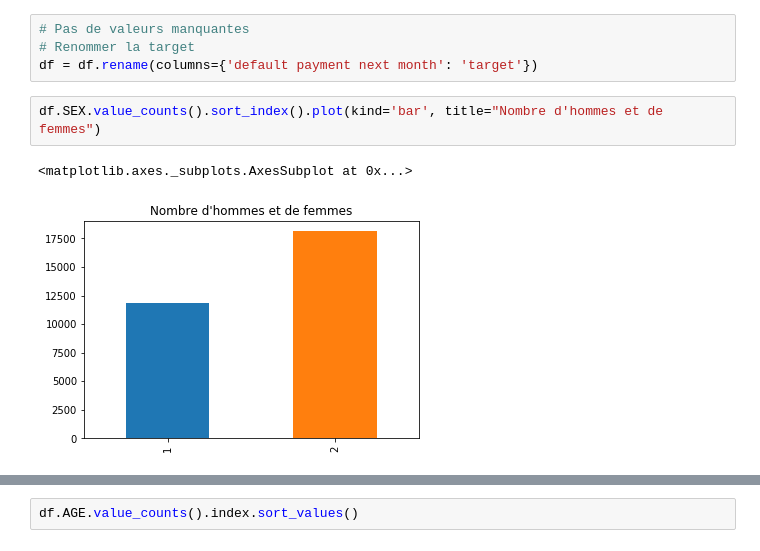
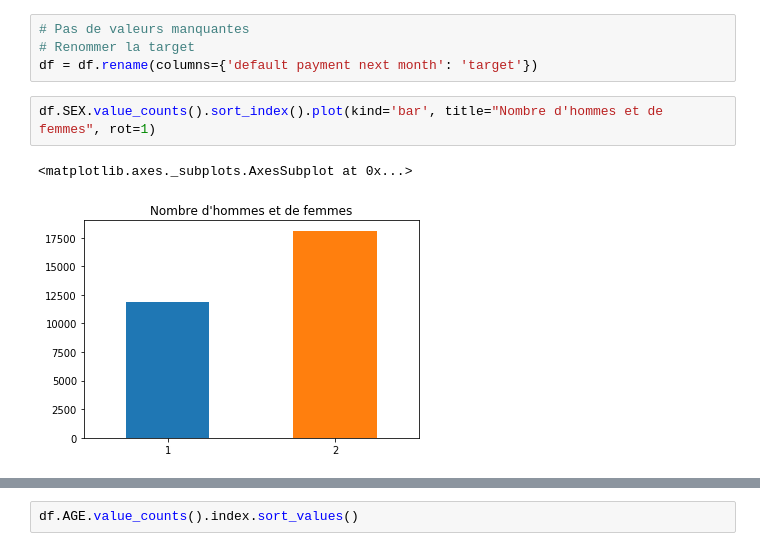
Before and after one commit to Dilini-Perera/Python-For-Data-Analysis, a Jupyter notebook: Project.ipynb, the cells around one changed output, grey strips where cells are left out. Drawn from its saved outputs; the diff is of its cells as text.

```diff
--- a/Project.ipynb
+++ b/Project.ipynb
@@ -66,8 +66,8 @@ memory usage: 5.7+ MB
 # Renommer la target
 df = df.rename(columns={'default payment next month': 'target'})
 # %%
-df.SEX.value_counts().sort_index().plot(kind='bar', title="Nombre d'hommes et de femmes")
+df.SEX.value_counts().sort_index().plot(kind='bar', title="Nombre d'hommes et de femmes", rot=1)
 # %% [output]
 <matplotlib.axes._subplots.AxesSubplot at 0x...>
-[figure, old version]
+[figure, new version]
 # %%
```
Also changed, not shown: parts of 23 cells of this notebook, 2 other files.
